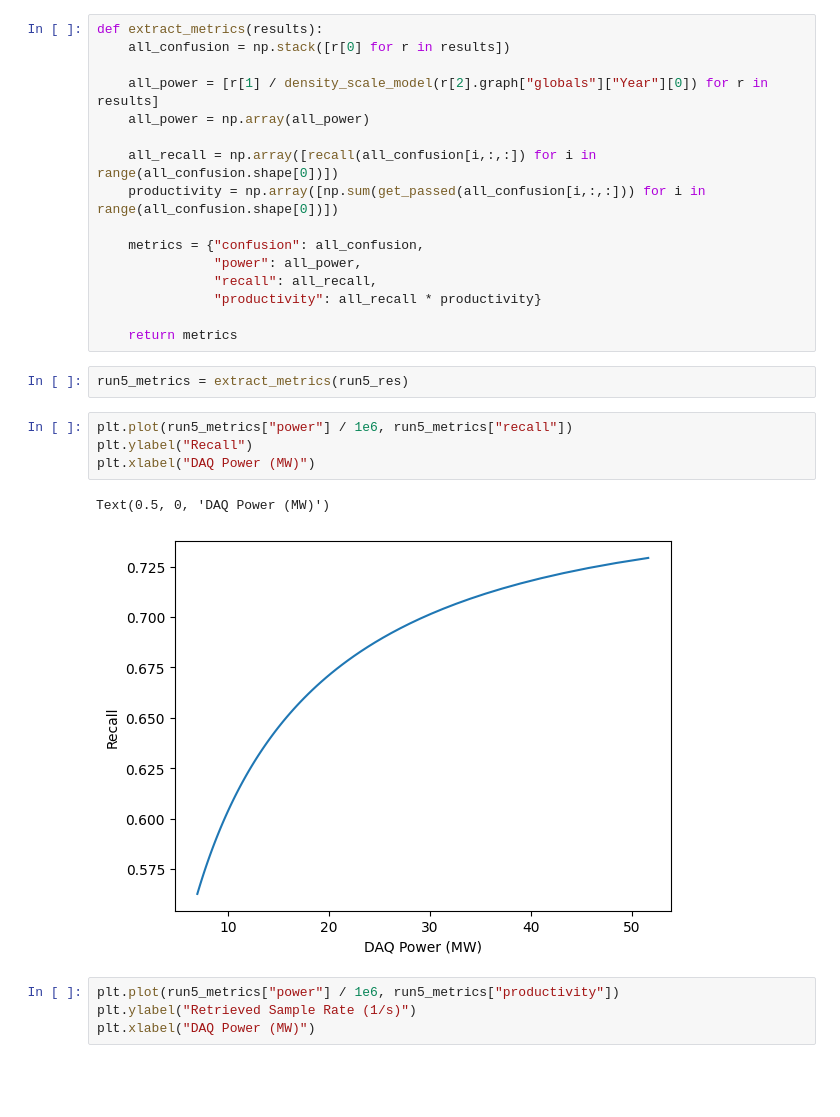
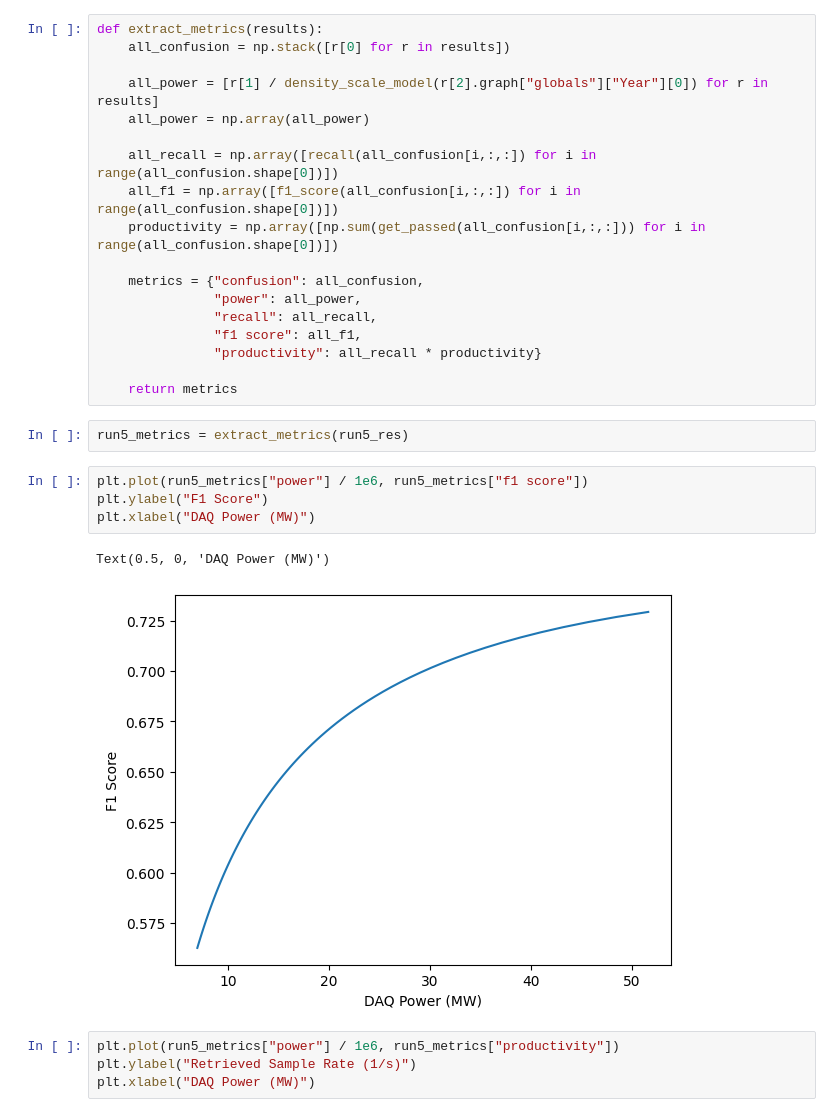
Before and after one commit to wilkieolin/system_flow, a Jupyter notebook: vary_hlt.ipynb, the cells around one changed output. Drawn from its saved outputs; the diff is of its cells as text; blank space fills up the shorter version.

```diff
--- a/vary_hlt.ipynb
+++ b/vary_hlt.ipynb
@@ -147,23 +147,25 @@ def extract_metrics(results):
     all_power = np.array(all_power)
 
     all_recall = np.array([recall(all_confusion[i,:,:]) for i in range(all_confusion.shape[0])])
+    all_f1 = np.array([f1_score(all_confusion[i,:,:]) for i in range(all_confusion.shape[0])])
     productivity = np.array([np.sum(get_passed(all_confusion[i,:,:])) for i in range(all_confusion.shape[0])])
 
     metrics = {"confusion": all_confusion,
                "power": all_power,
                "recall": all_recall,
+               "f1 score": all_f1,
                "productivity": all_recall * productivity}
 
     return metrics
 # %%
 run5_metrics = extract_metrics(run5_res)
 # %%
-plt.plot(run5_metrics["power"] / 1e6, run5_metrics["recall"])
-plt.ylabel("Recall")
+plt.plot(run5_metrics["power"] / 1e6, run5_metrics["f1 score"])
+plt.ylabel("F1 Score")
 plt.xlabel("DAQ Power (MW)")
 # %% [output]
 Text(0.5, 0, 'DAQ Power (MW)')
-[figure, old version]
+[figure, new version]
 # %%
 plt.plot(run5_metrics["power"] / 1e6, run5_metrics["productivity"])
 plt.ylabel("Retrieved Sample Rate (1/s)")
```
Also changed, not shown: parts of 2 cells of this notebook, 3 other files.
